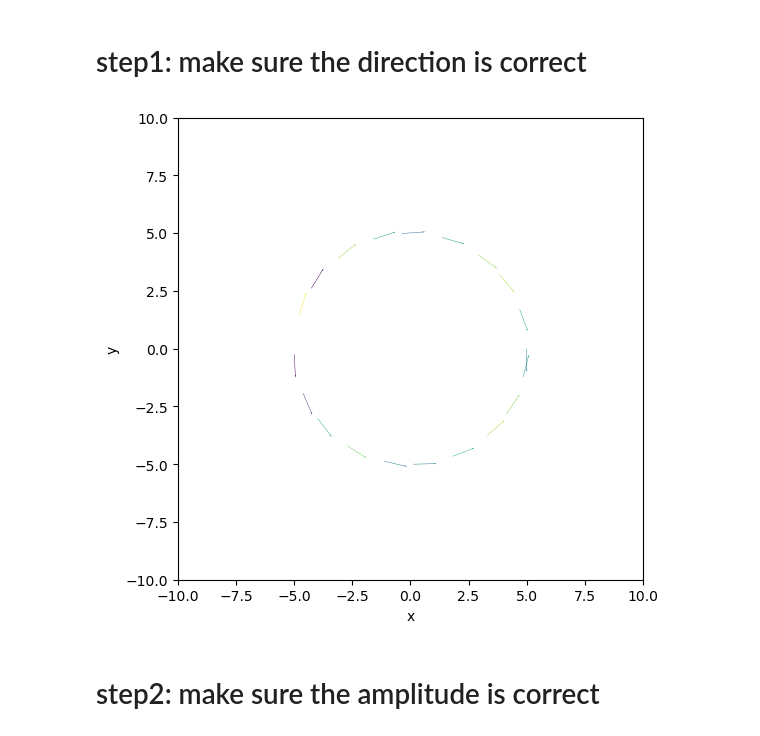
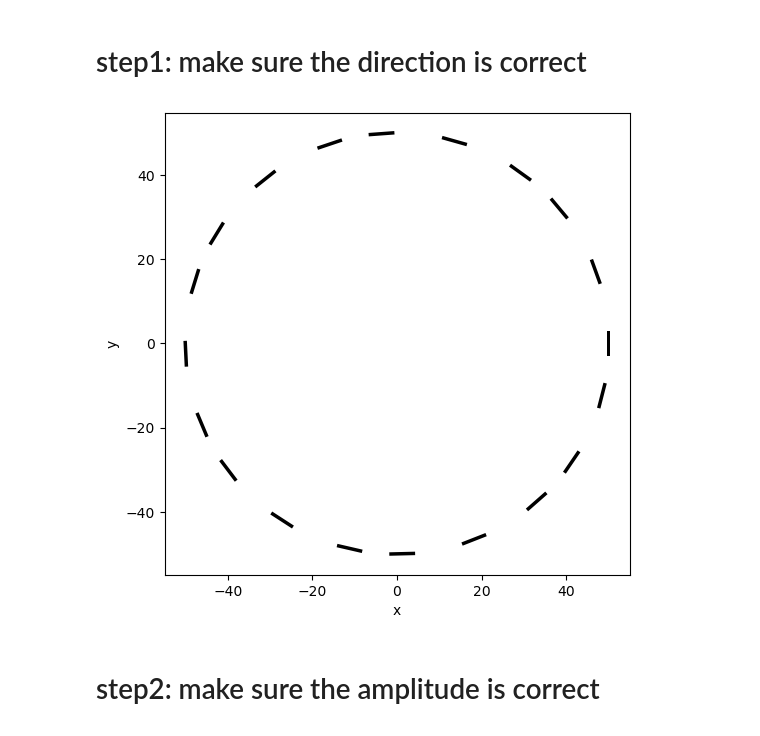
Before and after one commit to LSSTDESC/descwl-shear-sims, a Jupyter notebook: examples/example_NFWShear.ipynb, the cells around one changed output. Cells and saved outputs as stored; diff of their text form; code cells hidden in the pictures.

Commit message:
change to use galsim.PositionD object and Shear object; set the kappa_max=0.8

```diff
--- a/examples/example_NFWShear.ipynb
+++ b/examples/example_NFWShear.ipynb
@@ -36,18 +24,40 @@ gamma = g1 + 1j * g2
+# %%
+# generate positions
+radius = 50 # arcsec
+n_gal = 20
+theta = np.linspace(0, 360, n_gal) / n_gal
+x = np.cos(theta) * radius
+y = np.sin(theta) * radius
+shifts = np.zeros(n_gal, dtype=[('dx', 'f8'), ('dy', 'f8')])
+shifts['dx'] = x
+shifts['dy'] = y
+
+shift_list = []
+for ss in shifts:
+    shift_list.append(galsim.PositionD(ss['dx'], ss['dy']))
+
+# get the shear
+shear_list = []
+for ss in shift_list:
+    shear_list.append(shear_obj.get_shear(z_source, ss))
+# %%
+gamma = []
+for ss in shear_list:
+    gamma.append(ss.g1 + 1j * ss.g2)
+gamma = np.array(gamma)
 # %%
 angles = np.angle(gamma, deg=True) / 2.
-lengths = np.abs(gamma)
+lengths = np.abs(gamma) * 100.
 
 # Create whisker plot
 plt.figure(figsize=(6, 6))
-plt.quiver(x, y, np.cos(np.deg2rad(angles)), np.sin(np.deg2rad(angles)), lengths,
-           angles='xy', scale_units='xy', scale=1, width=0.001)
-plt.xlim(-10, 10)
-plt.ylim(-10, 10)
+plt.quiver(x, y, np.cos(np.deg2rad(angles)), np.sin(np.deg2rad(angles)),
+           color="black", headaxislength=0, headlength=0, headwidth=1, pivot = 'middle')
 plt.xlabel('x')
 plt.ylabel('y')
 plt.show()
 # %% [output]
-[figure, old version]
+[figure, new version]
 # %% [markdown]
 # step2: make sure the amplitude is correct
 # %%
```
Also changed, not shown: parts of 4 cells of this notebook, 3 other files.
